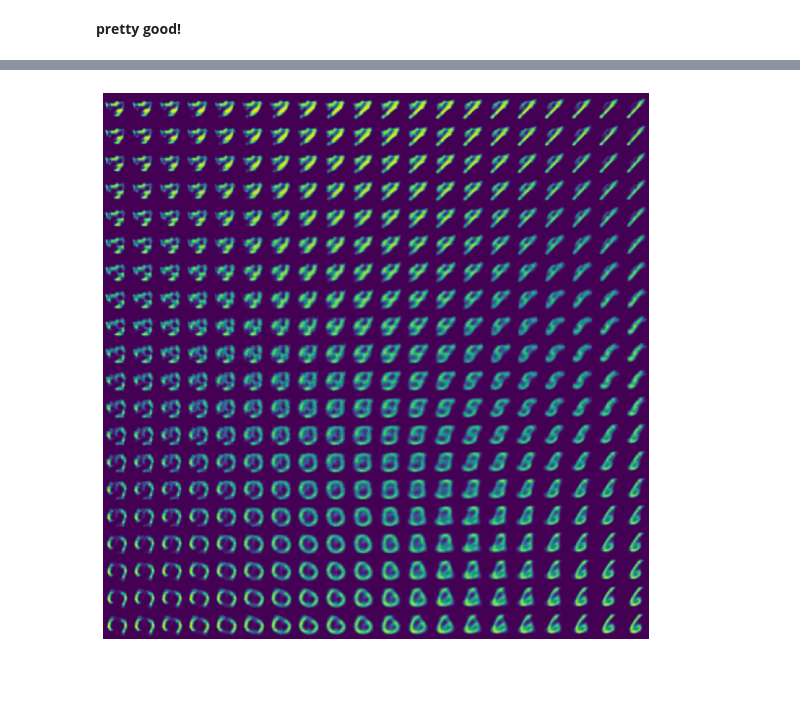
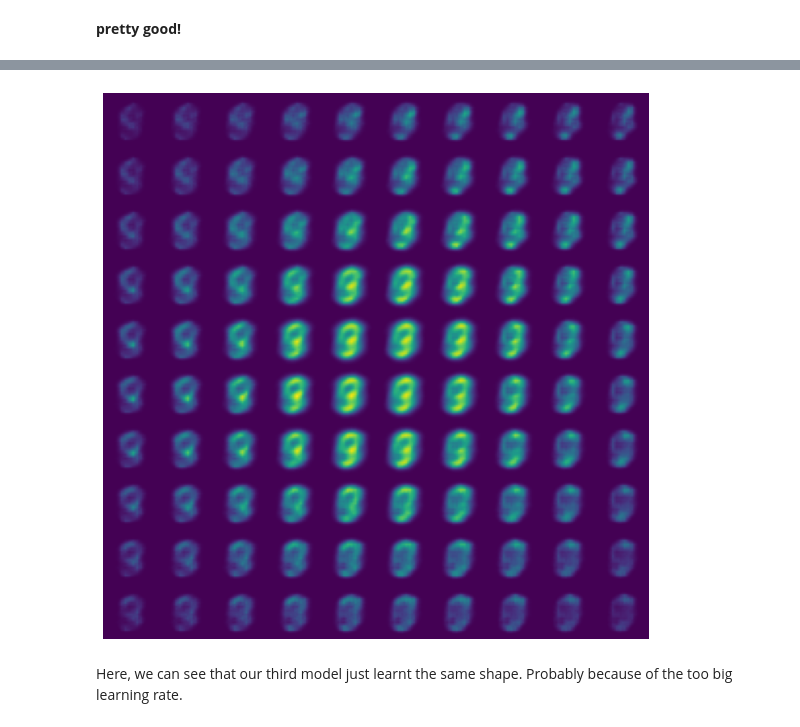
Before and after one commit to mcucii/ML-Kaggle-projects, a Jupyter notebook: VAE - Visualizing MNIST/VAE-Visualizing_MNIST.ipynb, the cells around one changed output, grey strips where cells are left out. Saved outputs shown, nothing was run; the diff lists cells and outputs as text; code cells hidden in the pictures; blank space fills up the shorter version.

Commit message:
Kaggle Notebook | Visualization with a Deep VAE | Version 3

```diff
--- a/VAE - Visualizing MNIST/VAE-Visualizing_MNIST.ipynb
+++ b/VAE - Visualizing MNIST/VAE-Visualizing_MNIST.ipynb
@@ -197,16 +206,16 @@ epochs = 5
 # %%
-def train_vae(model, epochs, train_dataloader):
+def train_vae(model, epochs, train_dataloader, optimizer):
     model.train()    # sets to training mode
 
     for epoch in range(epochs):
         total_loss = 0
-        print(f"Starting epoch {epoch+1}")  # DEBUG
+        print(f"Starting epoch {epoch+1}")
         for batch_idx, (data, _) in enumerate(train_dataloader):
             optimizer.zero_grad()
 
             reconstruction, z_mu, z_log_sigma = model(data)
 
-            loss = vae_loss(data, reconstruction, z_mu, z_log_sigma, beta=0.001)
+            loss = vae_loss(data, reconstruction, z_mu, z_log_sigma)
 
             loss.backward()
             optimizer.step()
@@ -216,6 +225,6 @@ def train_vae(model, epochs, train_dataloader):
         avg_loss = total_loss/ len(train_dataloader.dataset)
         print(f"Epoch {epoch+1} completed. Average Loss: {avg_loss:.4f} ")
 # %%
-train_vae(vae_model, epochs, train_dataloader)
+train_vae(vae_model, epochs, train_dataloader, optimizer)
 # %% [output]
 Starting epoch 1
@@ -256,0 +293,9 @@ Input batch shape: torch.Size([16, 1, 28, 28])
+# %%
+latent_dim_2 = 2
+epochs_2 = 3
+lr_2 = 0.0001
+
+vae_model_2 = VAE(latent_dim=latent_dim_2)
+optimizer_2 = torch.optim.Adam(vae_model_2.parameters(), lr=lr_2)
+
+train_vae(vae_model_2, epochs_2, train_dataloader, optimizer_2)
@@ -256,0 +318,9 @@ Input batch shape: torch.Size([16, 1, 28, 28])
+# %%
+latent_dim_3 = 2
+epochs_3 = 3
+lr_3 = 0.001
+
+vae_model_3 = VAE(latent_dim_3)
+optimizer_3 = torch.optim.Adam(vae_model_3.parameters(), lr=lr_3)
+
+train_vae(vae_model_3, epochs_3, train_dataloader, optimizer_3)
@@ -300,4 +371,6 @@ Epoch 3 completed. Average Loss: 0.0111
 # %%
-plot_latent_grid(vae_model2, dim1=0, dim2=1, n=20, range_val=(-2, 2), latent_dim = latent_dim2)
+plot_latent_grid(vae_model_3, dim1=0, dim2=1, n=10, range_val=(-5, 5), latent_dim = latent_dim_3)
 # %% [output]
-[figure, old version]
+[figure, new version]
+# %% [markdown]
+Here, we can see that our third model just learnt the same shape. Probably because of the too big learning rate.
```
Also changed, not shown: parts of 25 cells of this notebook.
